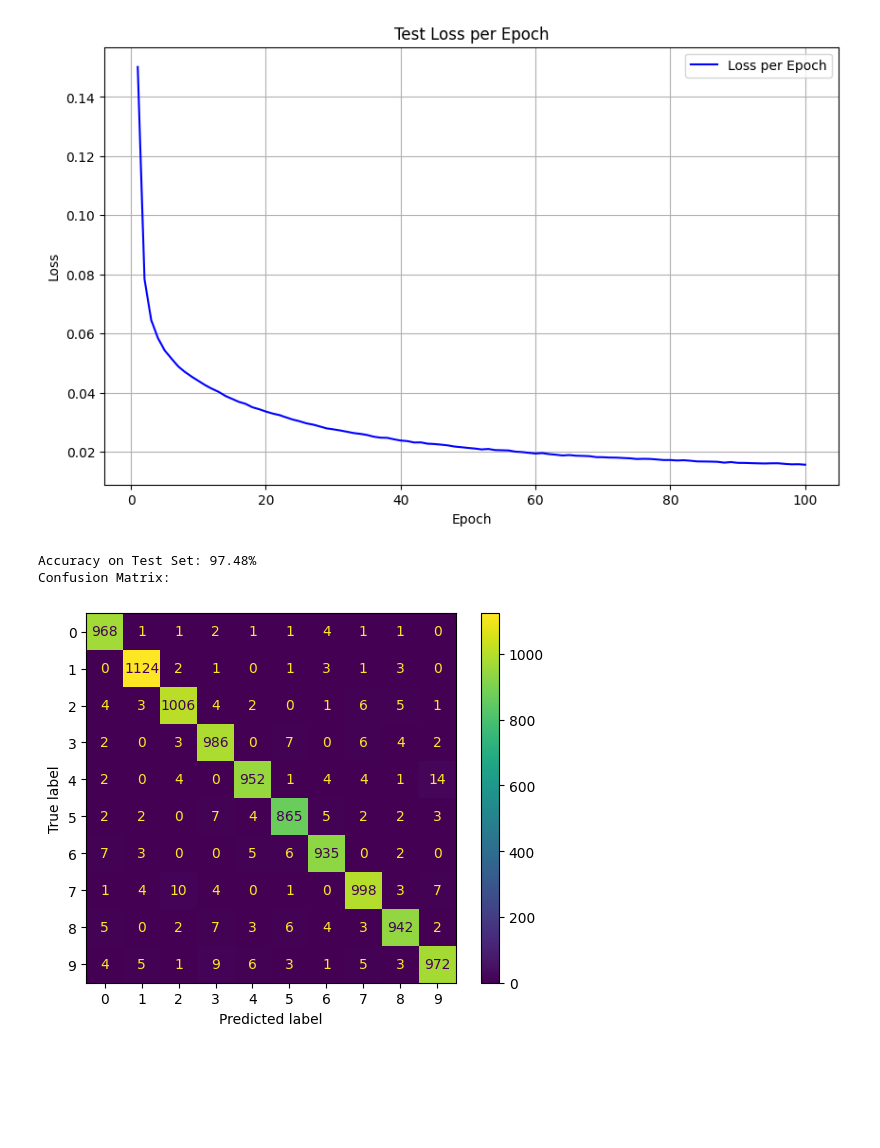
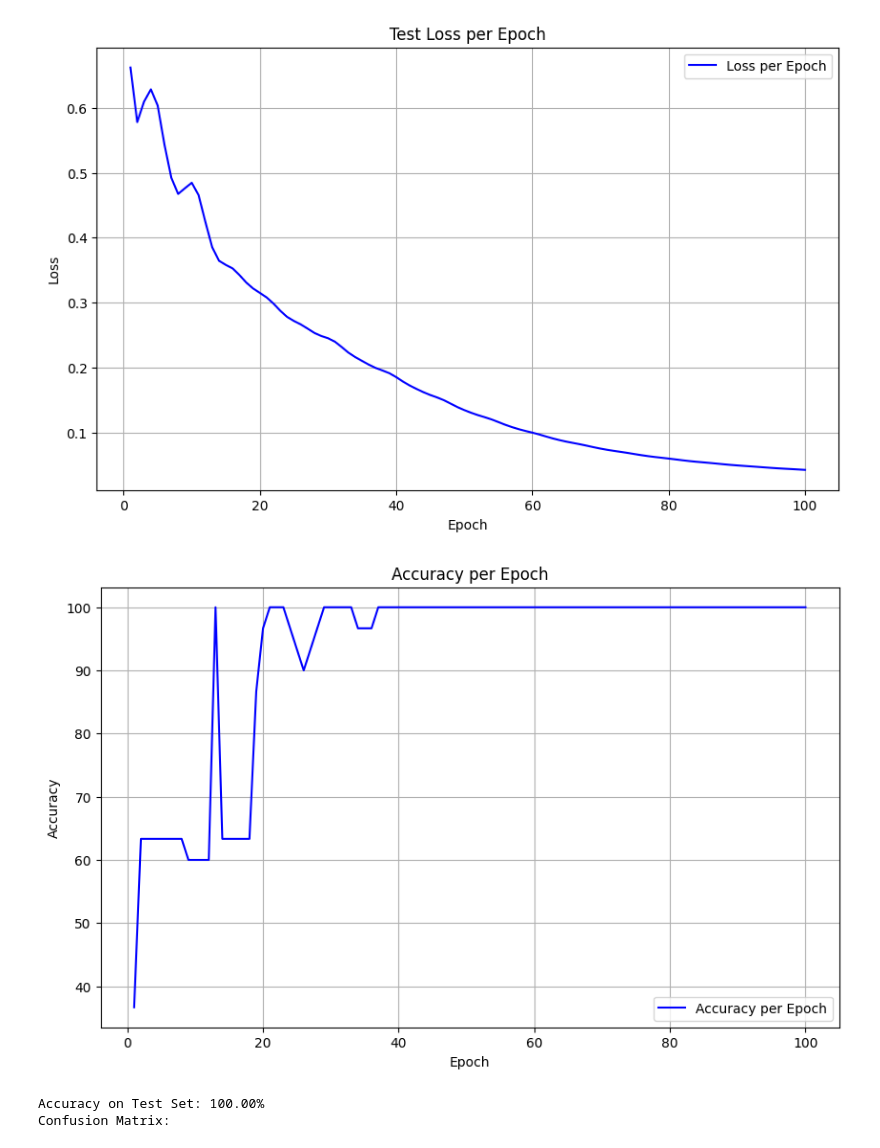
Before and after one commit to faridsanchezz/NeuralNetworkEngine, a Jupyter notebook: Main.ipynb, the cells around one changed output. Saved outputs shown, nothing was run; the diff lists cells and outputs as text; code cells hidden in the pictures; blank space fills up the shorter version.

Commit message:
add display_accuracy function

```diff
--- a/Main.ipynb
+++ b/Main.ipynb
@@ -27,6 +27,7 @@ def build_neural_network(X_train, y_train):
 def train_neural_network(neural_network, X_train, y_train, X_test, y_test, optimizer, epochs=100, batch_size=20, momentum=0.9):
 
     loss_per_epoch = list()
+    accuracy_per_epoch = list()
 
     # Entrenamiento
     for epoch in range(epochs):
@@ -50,18 +51,21 @@ def train_neural_network(neural_network, X_train, y_train, X_test, y_test, optim
             neural_network.backward(error, optimizer, momentum)
 
         # Evaluación en el conjunto de prueba
-        test_output = neural_network.forward(X_test)
-        test_loss = np.mean(binary_crossentropy(y_test, test_output))
+        y_pred = neural_network.forward(X_test)
+        test_loss = np.mean(binary_crossentropy(y_test, y_pred))
         loss_per_epoch.append(test_loss)
+        accuracy_per_epoch.append(accuracy(y_test, y_pred))
+
 
         print(f"Epoch {epoch + 1} -  Test Loss: {test_loss:.4f}")
 
     display_loss_per_epoch(loss_per_epoch)
+    display_accuracy(accuracy_per_epoch)
 # %%
 # Carga y preprocesamiento de datos
-X_train, y_train, X_test, y_test = Datasets.load_and_preprocess_data_mnist("../data") # añadir direccion de la carpeta con datos MNIST
+#X_train, y_train, X_test, y_test = Datasets.load_and_preprocess_data_mnist("../data") # añadir direccion de la carpeta con datos MNIST
 
-#X_train, y_train, X_test, y_test = Datasets.load_and_preprocess_data_iris()
+X_train, y_train, X_test, y_test = Datasets.load_and_preprocess_data_iris()
 
 # Construcción de la red neuronal
 neural_network = build_neural_network(X_train, y_train)
@@ -98,4 +102,4 @@ Epoch 100 -  Test Loss: 0.0156
-[figure, old version]
+[figure, new version]
+[figure, new version]
-Accuracy on Test Set: 97.48%
+Accuracy on Test Set: 100.00%
 Confusion Matrix:
-[figure, old version]
```
Also changed, not shown: parts of 2 cells of this notebook, 1 other file.
